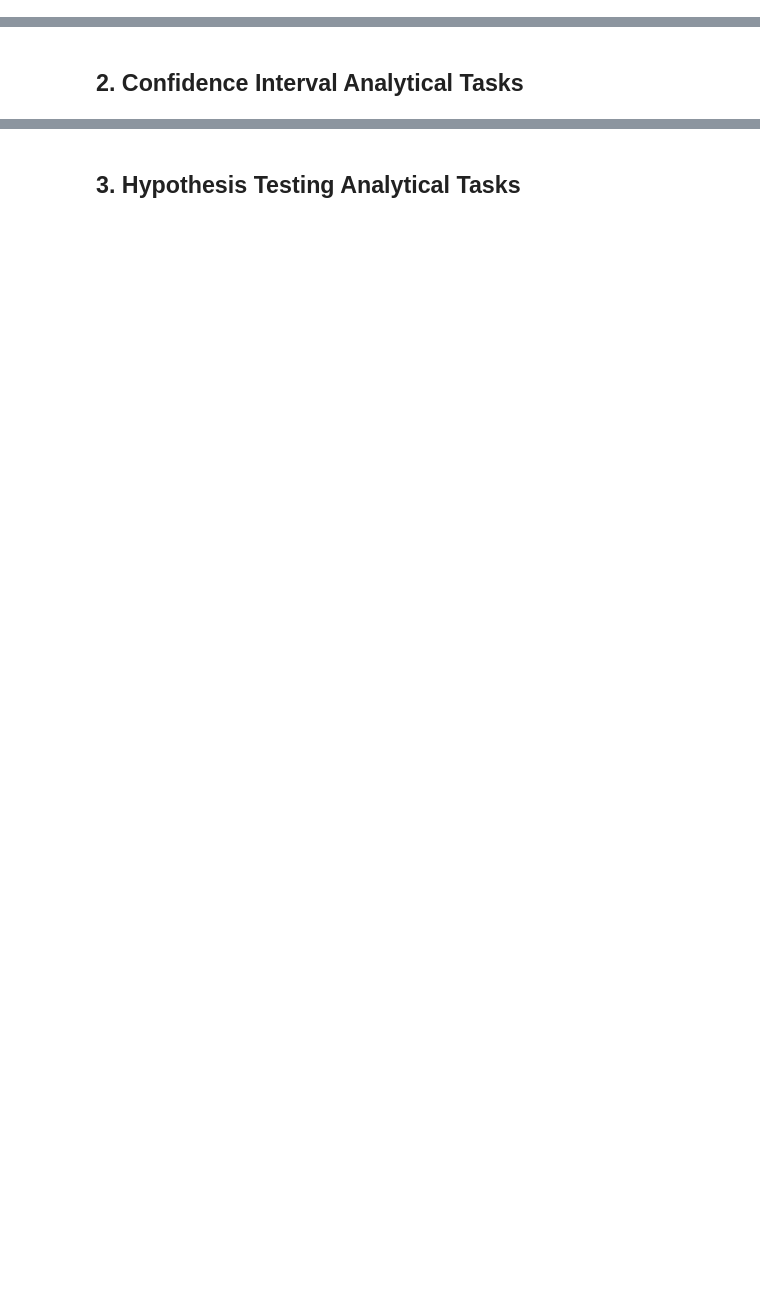
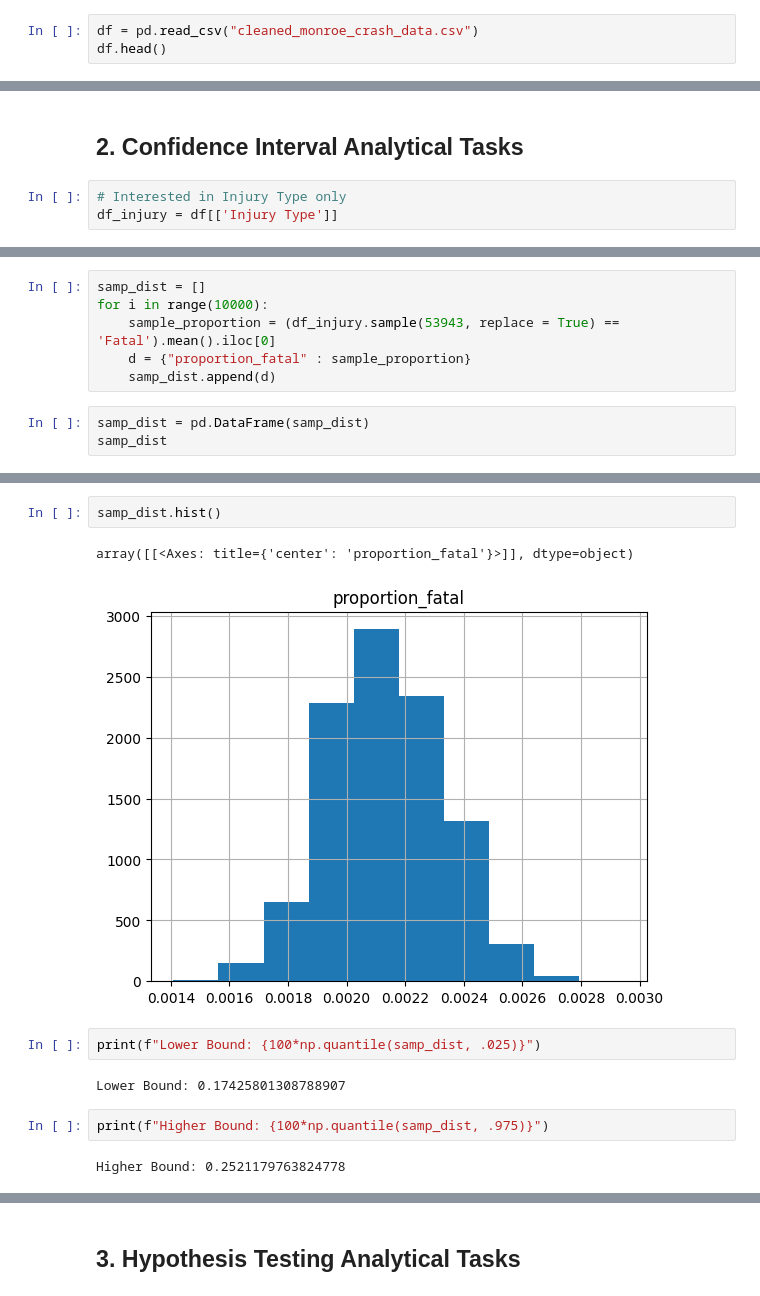
Before and after one commit to Gomez-Andres-8/STAT-207-Coursework, a Jupyter notebook: project_02/project_02_template.ipynb, the cells around one changed output, grey strips where cells are left out. Saved outputs shown, nothing was run; the diff lists cells and outputs as text; blank space fills up the shorter version.

```diff
--- a/project_02/project_02_template.ipynb
+++ b/project_02/project_02_template.ipynb
@@ -8,0 +24,3 @@ YOUR NAMES
+# %%
+df = pd.read_csv("cleaned_monroe_crash_data.csv")
+df.head()
@@ -9,2 +42,5 @@ YOUR NAMES
 # %% [markdown]
 ## 2. Confidence Interval Analytical Tasks
+# %%
+# Interested in Injury Type only
+df_injury = df[['Injury Type']]
@@ -10,0 +67,9 @@ YOUR NAMES
+# %%
+samp_dist = []
+for i in range(10000):
+    sample_proportion = (df_injury.sample(53943, replace = True) == 'Fatal').mean().iloc[0]
+    d = {"proportion_fatal" : sample_proportion}
+    samp_dist.append(d)
+# %%
+samp_dist = pd.DataFrame(samp_dist)
+samp_dist
@@ -10,0 +90,13 @@ YOUR NAMES
+# %%
+samp_dist.hist()
+# %% [output]
+array([[<Axes: title={'center': 'proportion_fatal'}>]], dtype=object)
+[figure, added]
+# %%
+print(f"Lower Bound: {100*np.quantile(samp_dist, .025)}")
+# %% [output]
+Lower Bound: 0.17425801308788907
+# %%
+print(f"Higher Bound: {100*np.quantile(samp_dist, .975)}")
+# %% [output]
+Higher Bound: 0.2521179763824778
```
Also changed, not shown: parts of 24 cells of this notebook, 1 other file.
